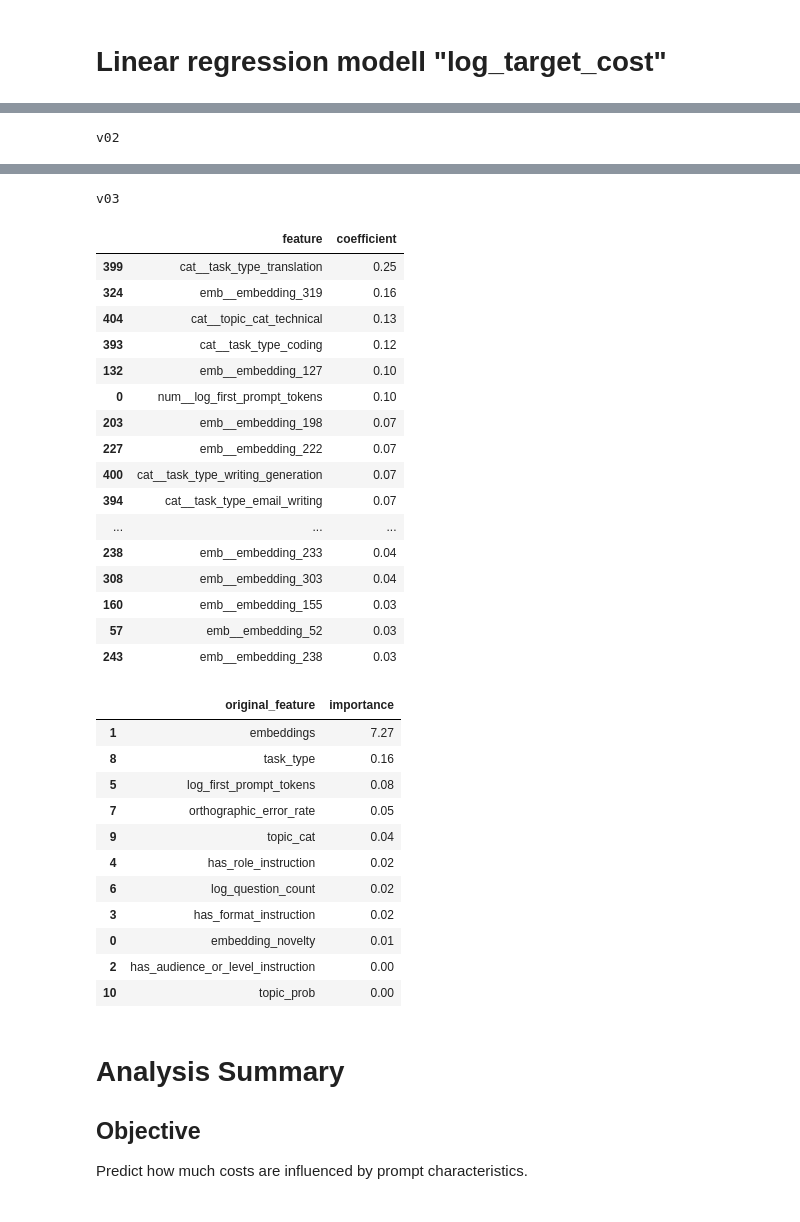
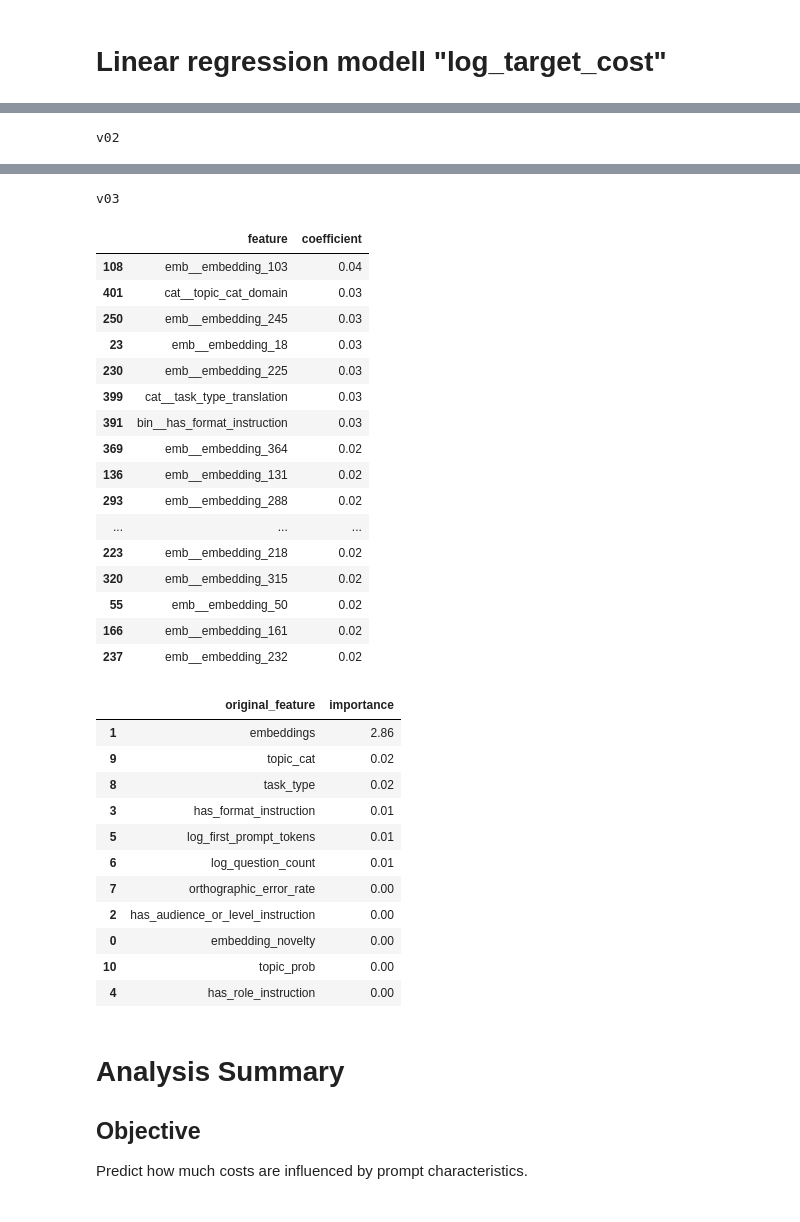
Before and after one commit to Thoericht/llm-sustainability-analysis, a Jupyter notebook: 02_notebooks/04_sustainability_modelling.ipynb, the cells around one changed output, grey strips where cells are left out. Cells and saved outputs as stored; diff of their text form; code cells hidden in the pictures.

```diff
--- a/02_notebooks/04_sustainability_modelling.ipynb
+++ b/02_notebooks/04_sustainability_modelling.ipynb
@@ -668,7 +663,11 @@ Simple structural prompt features have only limited predictive power for the occ
 # %% [markdown]
 # Train test split for "target_no_capability"
 # %%
-x_train_df, x_test_df, x_train_emb, x_test_emb = train_test_split( df, embeddings, test_size=0.2, random_state=42, stratify=df["target_no_capability"] )
+x_train_df, x_test_df, x_train_emb, x_test_emb = train_test_split(
+    df, embeddings,
+    test_size=0.2,
+    random_state=42,
+    stratify=df["target_no_capability"] )
 # %% [markdown]
 # Logistic regression modell "target_no_capability"
 # %%
@@ -908,0 +913,6 @@ The models for “No Refusal” and “No Capability” show a high degree of ag
+# %%
+x_train_df, x_test_df, x_train_emb, x_test_emb = train_test_split(
+    df, embeddings,
+    test_size=0.2,
+    random_state=42,
+    stratify=df["target_needs_clarification"] )
@@ -936,11 +1182,12 @@ cv = KFold(n_splits=5, shuffle=True, random_state=42)
 alphas = [0.1, 1, 10, 100]
 
 for version, features in FEATURES_SELECTIONS.items():
+
     features_cols = (
-        features.get("cat", [])
-        + features.get("num", [])
-        + features.get("bin", [])
-        + features.get("emb", [])
+    features.get("num", [])
+    + features.get("emb", [])
+    + features.get("bin", [])
+    + features.get("cat", [])
     )
 
     transformers = []
@@ -951,7 +1198,7 @@ for version, features in FEATURES_SELECTIONS.items():
     if features.get("bin", []):
         transformers.append(("bin", "passthrough", features["bin"]))
     if features.get("cat", []):
-        transformers.append(("cat", OneHotEncoder(handle_unknown="ignore"), features["cat"]))
+        transformers.append(("cat", OneHotEncoder(handle_unknown="ignore", sparse_output=False), features["cat"]))
 
 
     # preprocess
@@ -1105,34 +1352,34 @@ v02
 | 1 | has_audience_or_level_instruction | 0.00 |
 v03
 |  | feature | coefficient |
-| 399 | cat__task_type_translation | 0.25 |
-| 324 | emb__embedding_319 | 0.16 |
-| 404 | cat__topic_cat_technical | 0.13 |
-| 393 | cat__task_type_coding | 0.12 |
-| 132 | emb__embedding_127 | 0.10 |
-| 0 | num__log_first_prompt_tokens | 0.10 |
-| 203 | emb__embedding_198 | 0.07 |
-| 227 | emb__embedding_222 | 0.07 |
-| 400 | cat__task_type_writing_generation | 0.07 |
-| 394 | cat__task_type_email_writing | 0.07 |
+| 108 | emb__embedding_103 | 0.04 |
+| 401 | cat__topic_cat_domain | 0.03 |
+| 250 | emb__embedding_245 | 0.03 |
+| 23 | emb__embedding_18 | 0.03 |
+| 230 | emb__embedding_225 | 0.03 |
+| 399 | cat__task_type_translation | 0.03 |
+| 391 | bin__has_format_instruction | 0.03 |
+| 369 | emb__embedding_364 | 0.02 |
+| 136 | emb__embedding_131 | 0.02 |
+| 293 | emb__embedding_288 | 0.02 |
 | ... | ... | ... |
-| 238 | emb__embedding_233 | 0.04 |
-| 308 | emb__embedding_303 | 0.04 |
-| 160 | emb__embedding_155 | 0.03 |
-| 57 | emb__embedding_52 | 0.03 |
-| 243 | emb__embedding_238 | 0.03 |
+| 223 | emb__embedding_218 | 0.02 |
+| 320 | emb__embedding_315 | 0.02 |
+| 55 | emb__embedding_50 | 0.02 |
+| 166 | emb__embedding_161 | 0.02 |
+| 237 | emb__embedding_232 | 0.02 |
 |  | original_feature | importance |
-| 1 | embeddings | 7.27 |
-| 8 | task_type | 0.16 |
-| 5 | log_first_prompt_tokens | 0.08 |
-| 7 | orthographic_error_rate | 0.05 |
-| 9 | topic_cat | 0.04 |
-| 4 | has_role_instruction | 0.02 |
-| 6 | log_question_count | 0.02 |
-| 3 | has_format_instruction | 0.02 |
-| 0 | embedding_novelty | 0.01 |
+| 1 | embeddings | 2.86 |
+| 9 | topic_cat | 0.02 |
+| 8 | task_type | 0.02 |
+| 3 | has_format_instruction | 0.01 |
+| 5 | log_first_prompt_tokens | 0.01 |
+| 6 | log_question_count | 0.01 |
+| 7 | orthographic_error_rate | 0.00 |
 | 2 | has_audience_or_level_instruction | 0.00 |
+| 0 | embedding_novelty | 0.00 |
 | 10 | topic_prob | 0.00 |
+| 4 | has_role_instruction | 0.00 |
 # %% [markdown]
 # Analysis Summary
 
```
Also changed, not shown: parts of 16 cells of this notebook.
